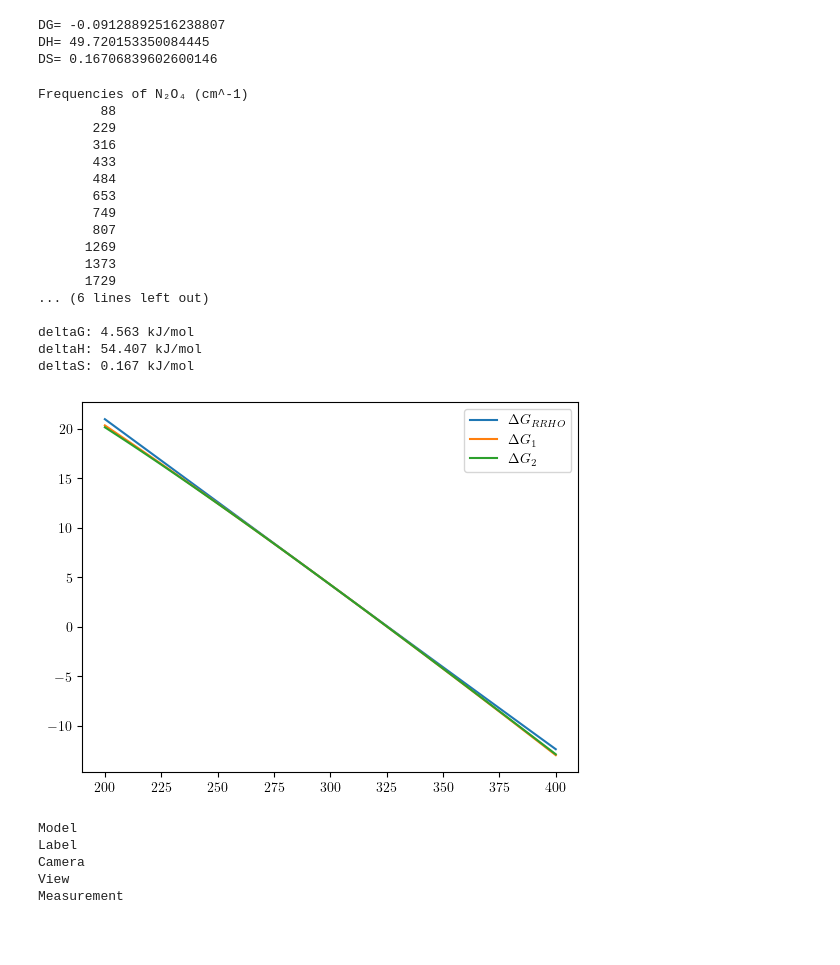
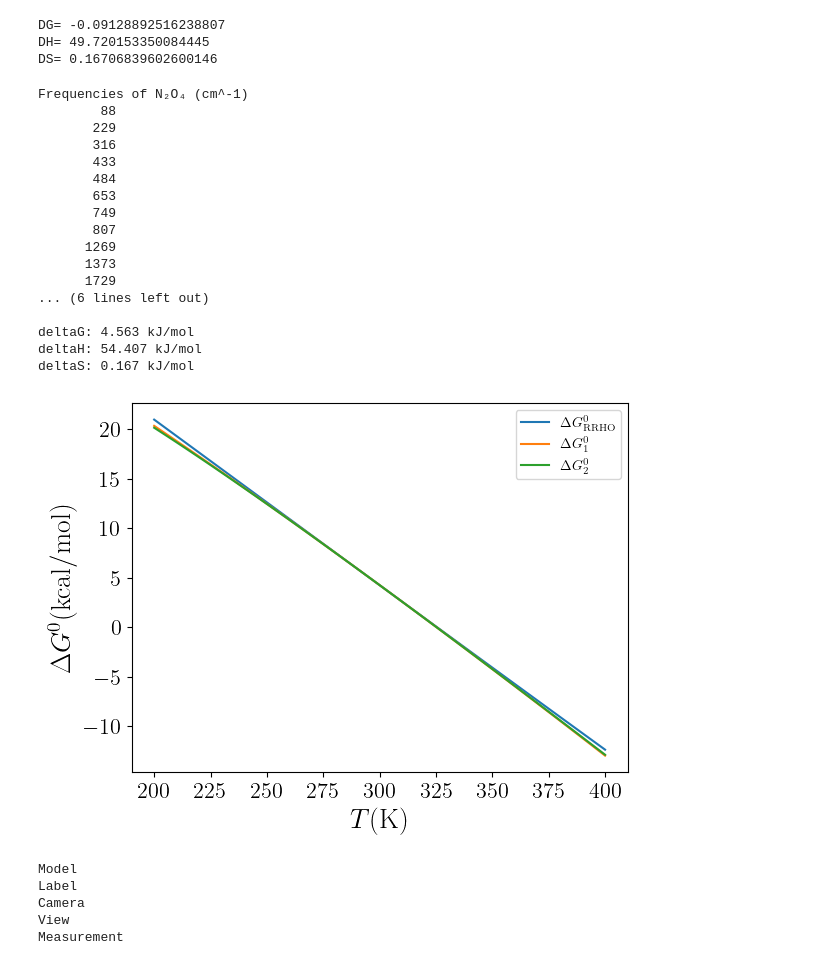
Before and after one commit to emartineznunez/Kp, a Jupyter notebook: scripts/Kp.ipynb, the cells around one changed output. Saved outputs shown, nothing was run; the diff lists cells and outputs as text; code cells hidden in the pictures; blank space fills up the shorter version.

```diff
--- a/scripts/Kp.ipynb
+++ b/scripts/Kp.ipynb
@@ -211,9 +211,15 @@ DH0 = 54.407
 DS0 = 0.167
 delta_nu = 1
 
+plt.rcParams['text.usetex'] = True
+
 T = np.linspace(200,400,1000)
-plt.plot(T,deltaG1_T(DH0,DS0,delta_nu,T),label='eq 28')
-plt.plot(T,deltaG2_T(DH0,DS0,delta_nu,T),label='eq 29')
+plt.plot(T,deltaG1_T(DH0,DS0,delta_nu,T),label='$\Delta G^0_1$')
+plt.plot(T,deltaG2_T(DH0,DS0,delta_nu,T),label='$\Delta G^0_2$')
+plt.xticks(fontsize=16)
+plt.yticks(fontsize=16)
+plt.ylabel('$\Delta G^0 (\mathrm{kcal/mol})$',fontsize=20)
+plt.xlabel('$T (\mathrm{K})$',fontsize=20)
 plt.legend()
 
 plt.show()
@@ -550,7 +556,7 @@ DG= -0.09128892516238807
 DH= 49.720153350084445
 DS= 0.16706839602600146
 # %%
-#@title Computing $\Delta G^0$ using the RRHO approximation and further approximations explained above ($\Delta G_1$ and $\Delta G_2$)
+#@title Computing $\Delta G^0$ using the RRHO approximation and further approximations explained above ($\Delta G^0_1$ and $\Delta G^0_2$)
 from x3dase.visualize import view_x3d_n
 from ase.io import read
 import IPython
@@ -590,38 +596,42 @@ def deltaG_comput_t(temp):
   return 2 * g[1] - g[0]
 
 T = np.linspace(200,400,100)
-plt.plot(T,deltaG_comput_t(T),label='$\Delta G_{RRHO}$')
-plt.plot(T,deltaG1_T(deltaH,deltaS,1,T),label='$\Delta G_1$')
-plt.plot(T,deltaG2_T(deltaH,deltaS,1,T),label='$\Delta G_2$')
+plt.plot(T,deltaG_comput_t(T),label='$\Delta G^0_{\mathrm{RRHO}}$')
+plt.plot(T,deltaG1_T(deltaH,deltaS,1,T),label='$\Delta G^0_1$')
+plt.plot(T,deltaG2_T(deltaH,deltaS,1,T),label='$\Delta G^0_2$')
+plt.xticks(fontsize=16)
+plt.yticks(fontsize=16)
+plt.ylabel('$\Delta G^0 (\mathrm{kcal/mol})$',fontsize=20)
+plt.xlabel('$T (\mathrm{K})$',fontsize=20)
 plt.legend()
 
 plt.show()
 
 
 # Results (D4 dispersion):
 # b3lyp/6-31g*     --> 11.20 kJ/mol
 # b3lyp/def2svp    --> 15.48 kJ/mol
 # pbe0/6-31g       -->  4.56 kJ/mol   *************
 #Tabulated value --> 4.7 kJ/mol
 # %% [output]
 Frequencies of N₂O₄ (cm^-1)
         88
        229
        316
        433
        484
        653
        749
        807
       1269
       1373
       1729
 ... (6 lines left out)
 
 deltaG: 4.563 kJ/mol
 deltaH: 54.407 kJ/mol
 deltaS: 0.167 kJ/mol
-[figure, old version]
+[figure, new version]
 # %%
 #@title Visualization of the reactant
 atoms = read(str(keys[0])+'_opt.xyz')
```
Also changed, not shown: parts of 1 cell of this notebook.
